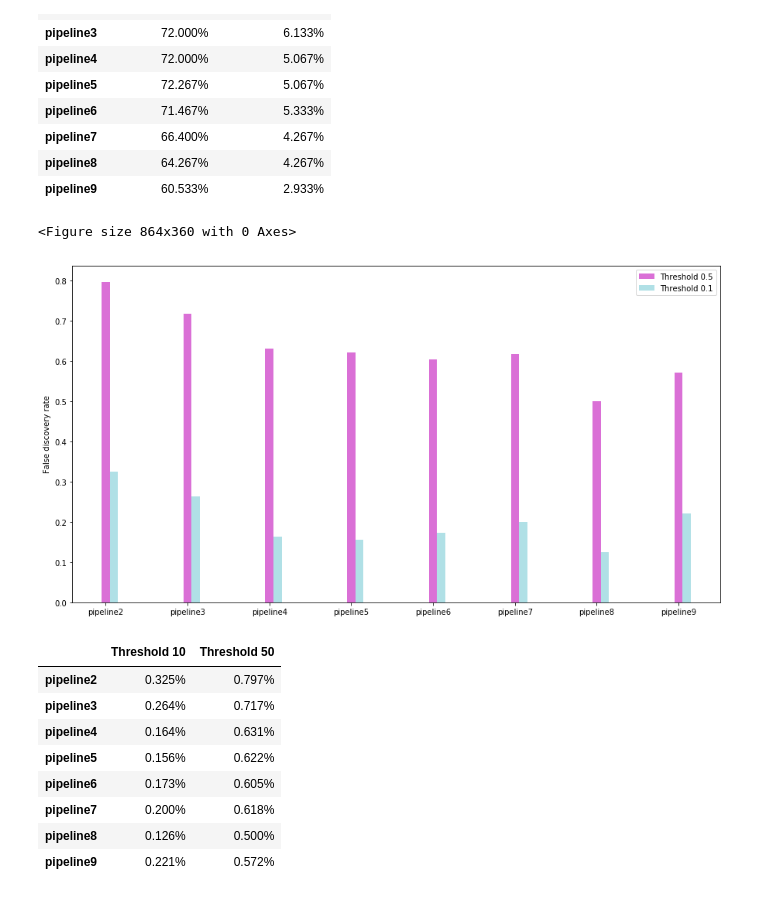
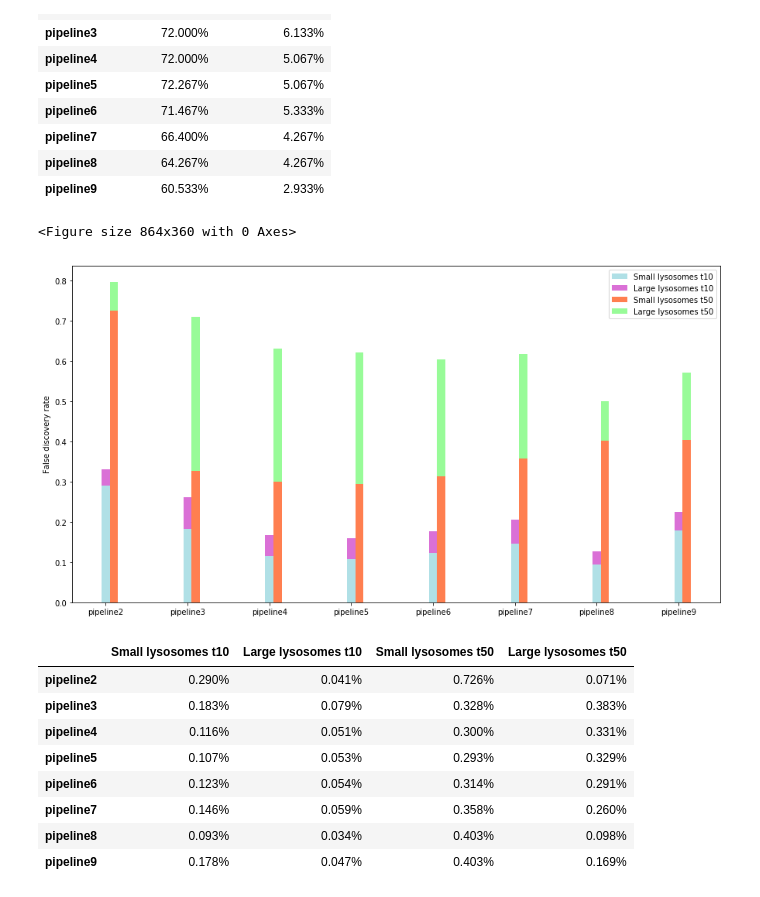
Before and after one commit to mariamsm1/Master_Thesis2020, a Jupyter notebook: Results/Evaluation/Evaluation_plotting_scripts/FalseNegative_FalsePositive_Lysosomes_Plot_10AND50.ipynb, the cells around one changed output. Cells and saved outputs as stored; diff of their text form; code cells hidden in the pictures.

```diff
--- a/Results/Evaluation/Evaluation_plotting_scripts/FalseNegative_FalsePositive_Lysosomes_Plot_10AND50.ipynb
+++ b/Results/Evaluation/Evaluation_plotting_scripts/FalseNegative_FalsePositive_Lysosomes_Plot_10AND50.ipynb
@@ -102,45 +102,56 @@ display(df)
 # %%
 #plot the FDR for lysosomes at thresholds 0.1 and 0.5
 
 import numpy as np
 import matplotlib.pyplot as plt
 from matplotlib import rc
 import pandas as pd
 
 pipelines = ['pipeline2','pipeline3','pipeline4','pipeline5','pipeline6','pipeline7','pipeline8','pipeline9']
 
 #add the FDR values for pipe2,3,4,5,6,7,8 respectively
-FDR_10 = [0.3252,0.2635,0.1638,0.1558,0.1733,0.2,0.1255,0.2208]
-FDR_50 = [0.7972,0.7172,0.63090,0.6222,0.6045,0.6180,0.5,0.5718]
+FDR_small_10 = [0.2904,0.1828,0.1159,0.1067,0.1227,0.1458,0.0932,0.1781]
+FDR_large_10 = [0.0411,0.0793,0.0515,0.0533,0.0545,0.0590,0.0339,0.0469]
+FDR_small_50 = [0.7260,0.3276,0.3004,0.2933,0.3136,0.3576,0.4025,0.4031]
+FDR_large_50 = [0.0712,0.3828,0.3305,0.3289,0.2909,0.2604,0.0975,0.1688]
+
 
 r = [0,1,2,3,4,5,6,7]
 width = 0.1
+r2 = [i+width for i in r]
+
+raw_data = {'Small lysosomes t10': FDR_small_10, 'Large lysosomes t10': FDR_large_10,'Small lysosomes t50': FDR_small_50, 'Large lysosomes t50': FDR_large_50}
+
 
 plt.figure(figsize = (12,5))
 fig = plt.figure(figsize=(15,8))
 ax = fig.add_subplot(111)
-first_plot = ax.bar(np.arange(len(FDR_10)), FDR_50, width, color='orchid', label = 'Threshold 0.5')
-second_plot = ax.bar(np.arange(len(FDR_10))+width, FDR_10, width, color='powderblue', label = 'Threshold 0.1')
+first_plot1 = ax.bar(r, FDR_small_10, color='powderblue',width = width)
+first_plot2 = ax.bar(r, FDR_large_10,bottom = FDR_small_10, color='orchid',width = width)
 
+second_plot1 = ax.bar(r2, FDR_small_50, color='coral',width = width)
+second_plot2 = ax.bar(r2, FDR_large_50,bottom = FDR_small_50, color='palegreen',width = width)
 
 plt.xticks(r, pipelines, rotation = 0)
-plt.legend(loc='best')
+plt.legend(raw_data,loc='best')
 plt.ylabel('False discovery rate')
 plt.show();
 # %% [output]
 <Figure size 864x360 with 0 Axes>
-[figure, old version]
+[figure, new version]
 # %%
-raw_data = {'Threshold 10':[str("%.3f" % i)+'%' for i in FDR_10],'Threshold 50': [str("%.3f" % i)+'%' for i in FDR_50]}
+raw_data = {'Small lysosomes t10':[str("%.3f" % i)+'%' for i in FDR_small_10],'Large lysosomes t10': [str("%.3f" % i)+'%' for i in FDR_large_10],
+           'Small lysosomes t50':[str("%.3f" % i)+'%' for i in FDR_small_50],'Large lysosomes t50': [str("%.3f" % i)+'%' for i in FDR_large_50]
+           }
 df = pd.DataFrame(raw_data, index = pipelines)
 display(df)
 # %% [output]
-|  | Threshold 10 | Threshold 50 |
-| pipeline2 | 0.325% | 0.797% |
-| pipeline3 | 0.264% | 0.717% |
-| pipeline4 | 0.164% | 0.631% |
-| pipeline5 | 0.156% | 0.622% |
-| pipeline6 | 0.173% | 0.605% |
-| pipeline7 | 0.200% | 0.618% |
-| pipeline8 | 0.126% | 0.500% |
-| pipeline9 | 0.221% | 0.572% |
+|  | Small lysosomes t10 | Large lysosomes t10 | Small lysosomes t50 | Large lysosomes t50 |
+| pipeline2 | 0.290% | 0.041% | 0.726% | 0.071% |
+| pipeline3 | 0.183% | 0.079% | 0.328% | 0.383% |
+| pipeline4 | 0.116% | 0.051% | 0.300% | 0.331% |
+| pipeline5 | 0.107% | 0.053% | 0.293% | 0.329% |
+| pipeline6 | 0.123% | 0.054% | 0.314% | 0.291% |
+| pipeline7 | 0.146% | 0.059% | 0.358% | 0.260% |
+| pipeline8 | 0.093% | 0.034% | 0.403% | 0.098% |
+| pipeline9 | 0.178% | 0.047% | 0.403% | 0.169% |
```
